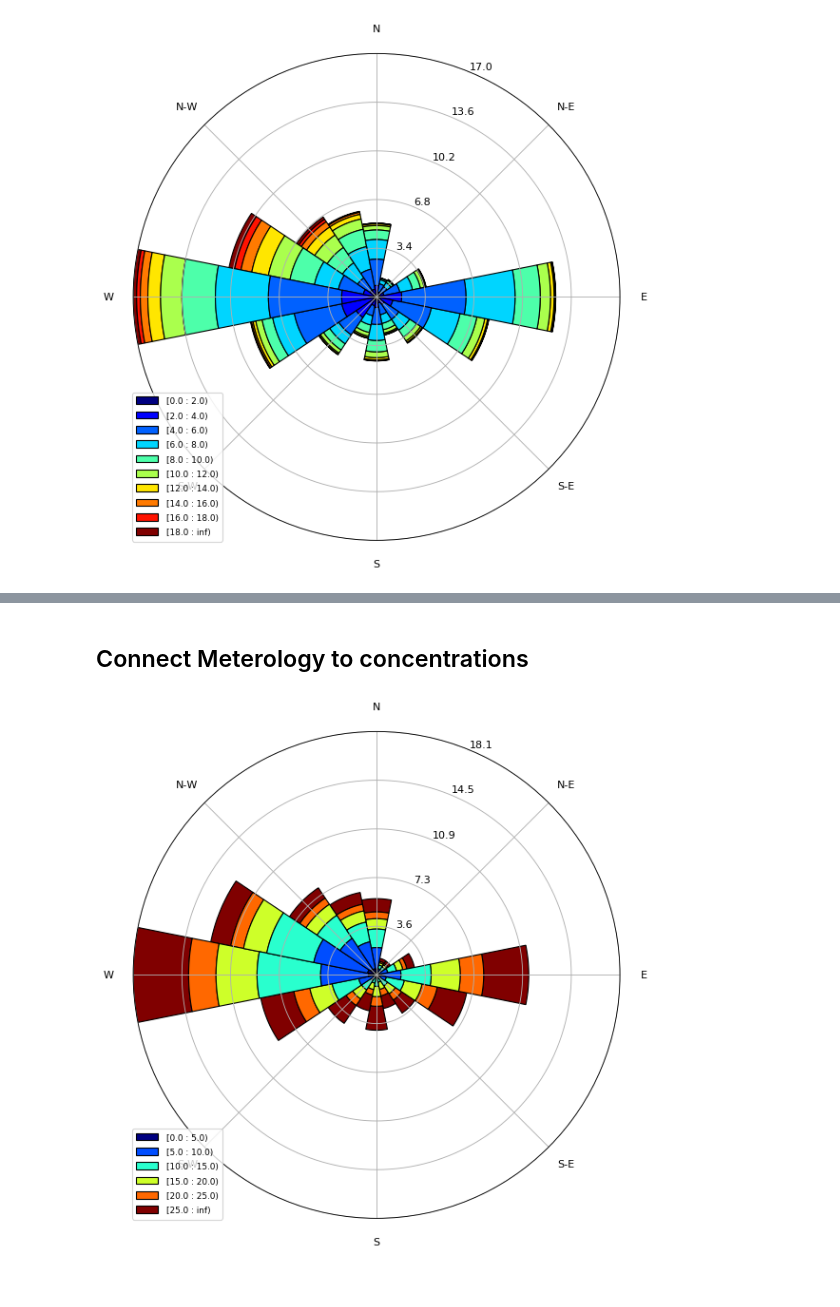
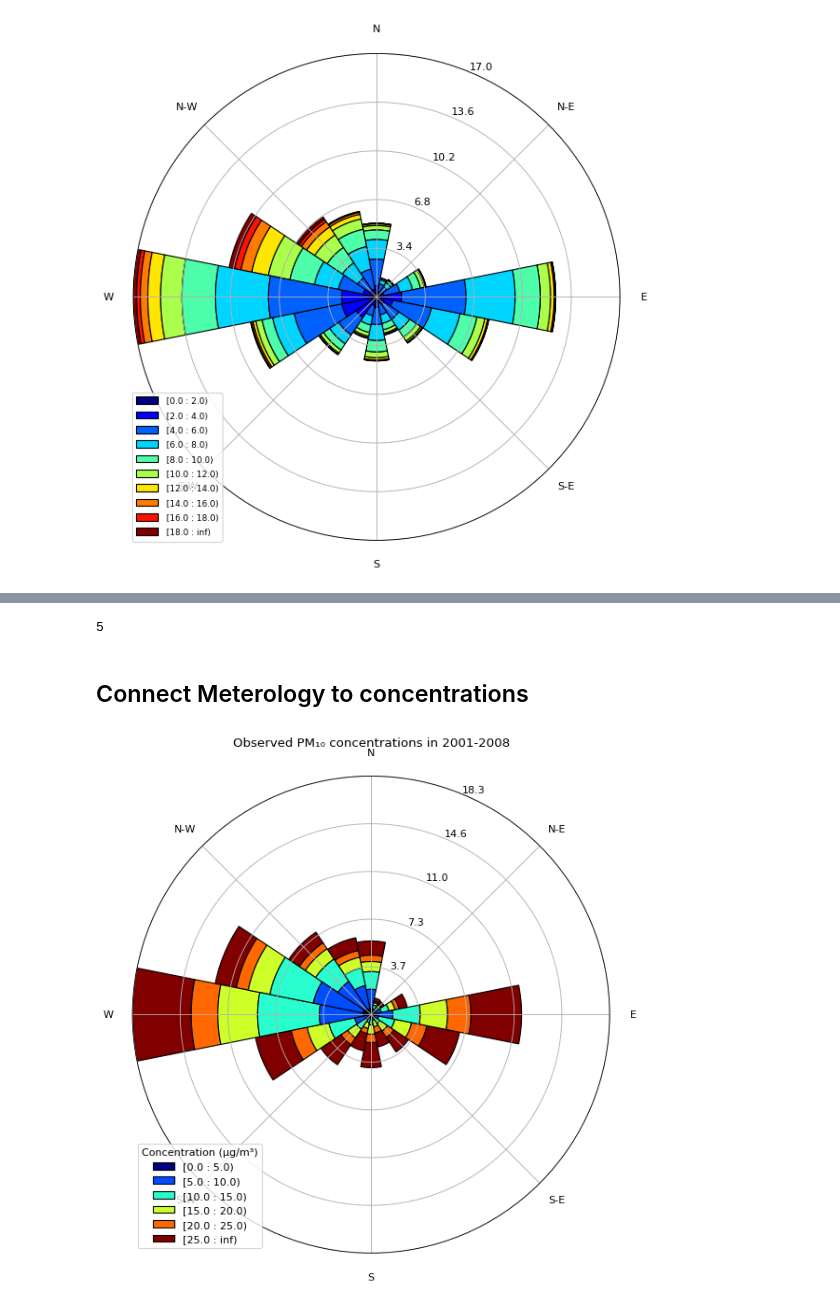
Before and after one commit to DuncanDHall/EAS-air-quality, a Jupyter notebook: exploration_v3.ipynb, the cells around one changed output, grey strips where cells are left out. Saved outputs shown, nothing was run; the diff lists cells and outputs as text; code cells hidden in the pictures.

Commit message:
More play with graphs and stuff

```diff
--- a/exploration_v3.ipynb
+++ b/exploration_v3.ipynb
@@ -323,3 +325,14 @@ ax.set_legend()
 plt.savefig('wind_dir.png')
 # %% [output]
 [figure]
+# %%
+# Exploring time-of-day dependent weather patterns
+df['hod'] = [t.hour for t in df.tod]
+data = df[(df.parameter==PM10) & (14 == df.hod)]
+wd = data.winddir
+ws = data.sknt
+
+ax = WindroseAxes.from_ax()
+ax.bar(wd, ws, normed=True, opening=1.0, edgecolor='black',bins=np.arange(0, 20, 2))
+ax.set_legend()
+plt.savefig('wind_dir.png')
@@ -326,3 +341,8 @@ plt.savefig('wind_dir.png')
+# %%
+x=df.tod[0]
+x.hour
+# %% [output]
+5
 # %% [markdown]
 ## Connect Meterology to concentrations
 # %%
@@ -346,13 +366,15 @@ df['winddir'] = dirs
 df['sknt'] = speeds
 # print(dirs, speeds)
 # %%
-data = df[df.parameter==PM10]
+data = df[(df.parameter==PM10) & (df.year<=2008)]
 wd = data.winddir
 ws = data.value
 
 ax = WindroseAxes.from_ax()
 ax.bar(wd, ws, normed=True, opening=1.0, edgecolor='black',bins=np.arange(0, 30, 5))
 ax.set_legend()
-plt.savefig('wind_dir.png')
+ax.set_title('Observed PM₁₀ concentrations in 2001-2008')
+ax.legend().set_title('Concentration (μg/m³)')
+plt.savefig('windrose_2.png')
 # %% [output]
-[figure, old version]
+[figure, new version]
```
Also changed, not shown: parts of 10 cells of this notebook, 5 other files.
